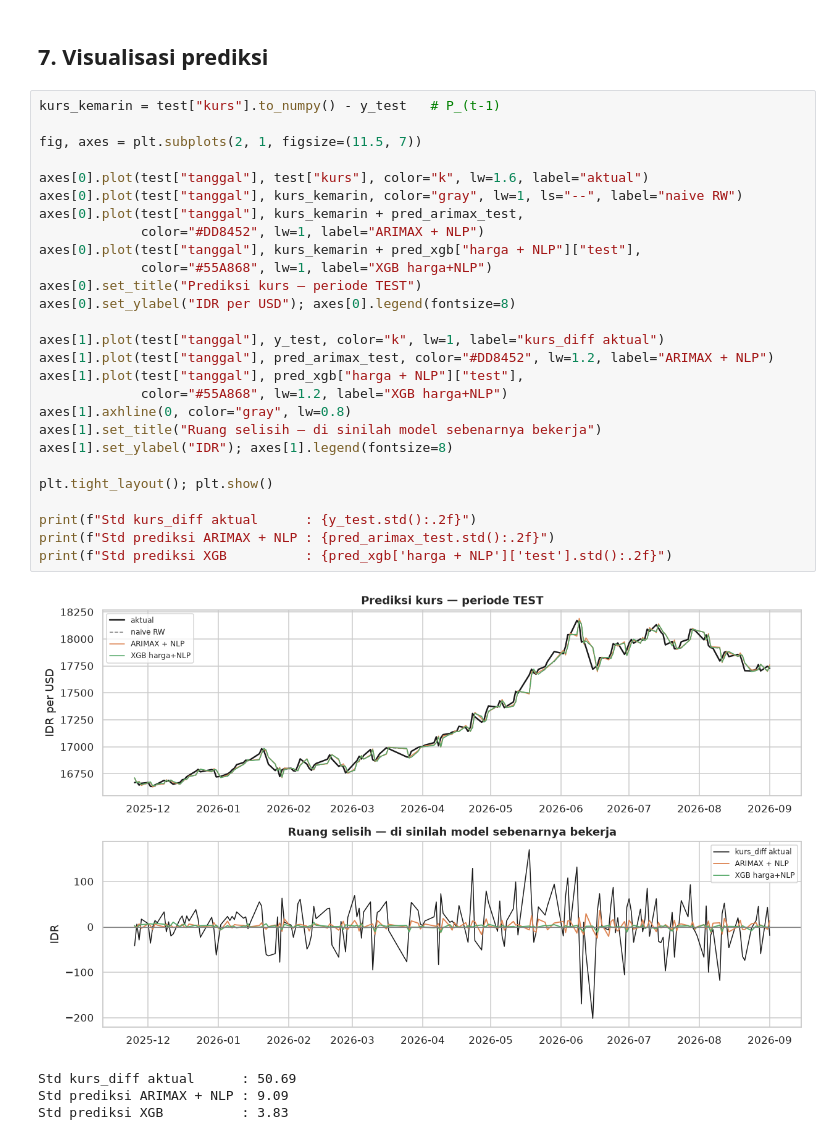
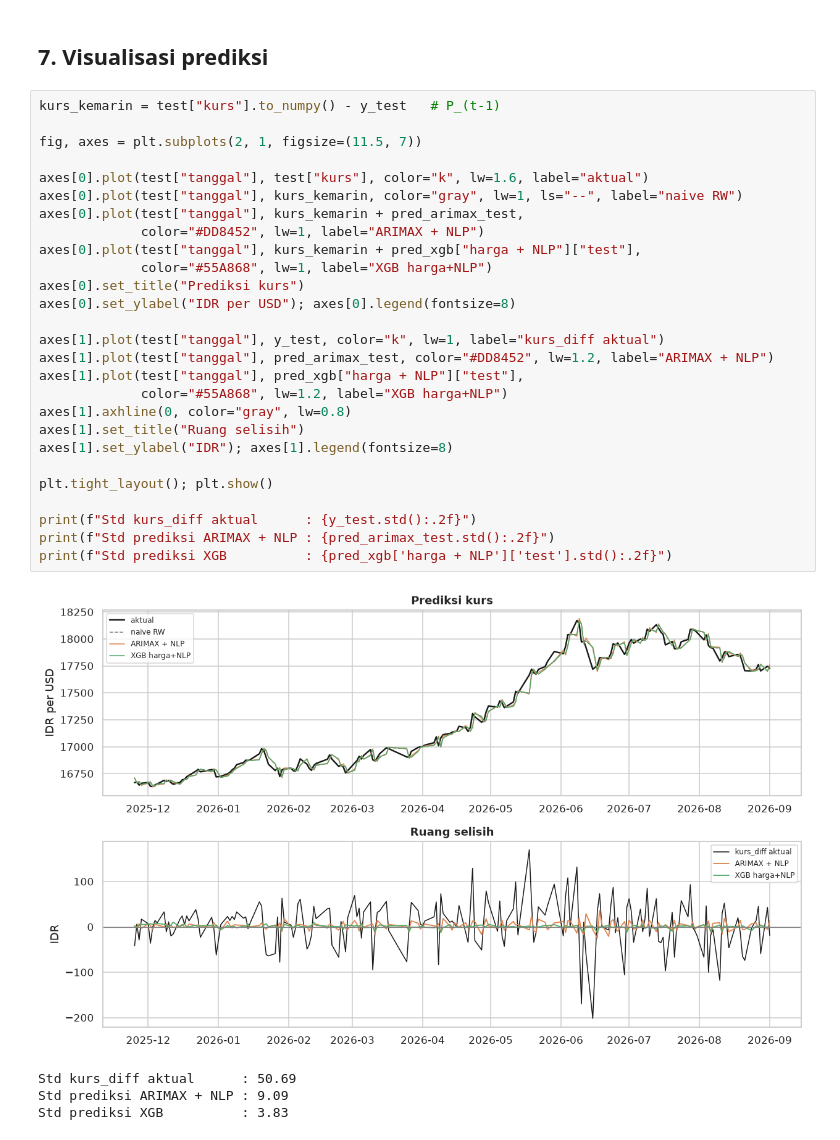
Before and after one commit to feinru/usd_sentiment, a Jupyter notebook: notebook/experiments.ipynb, the cells around one changed output. Saved outputs shown, nothing was run; the diff lists cells and outputs as text.

```diff
--- a/notebook/experiments.ipynb
+++ b/notebook/experiments.ipynb
@@ -336,32 +336,32 @@ harga         0.0333
 # %%
 kurs_kemarin = test["kurs"].to_numpy() - y_test   # P_(t-1)
 
 fig, axes = plt.subplots(2, 1, figsize=(11.5, 7))
 
 axes[0].plot(test["tanggal"], test["kurs"], color="k", lw=1.6, label="aktual")
 axes[0].plot(test["tanggal"], kurs_kemarin, color="gray", lw=1, ls="--", label="naive RW")
 axes[0].plot(test["tanggal"], kurs_kemarin + pred_arimax_test,
              color="#DD8452", lw=1, label="ARIMAX + NLP")
 axes[0].plot(test["tanggal"], kurs_kemarin + pred_xgb["harga + NLP"]["test"],
              color="#55A868", lw=1, label="XGB harga+NLP")
-axes[0].set_title("Prediksi kurs — periode TEST")
+axes[0].set_title("Prediksi kurs")
 axes[0].set_ylabel("IDR per USD"); axes[0].legend(fontsize=8)
 
 axes[1].plot(test["tanggal"], y_test, color="k", lw=1, label="kurs_diff aktual")
 axes[1].plot(test["tanggal"], pred_arimax_test, color="#DD8452", lw=1.2, label="ARIMAX + NLP")
 axes[1].plot(test["tanggal"], pred_xgb["harga + NLP"]["test"],
              color="#55A868", lw=1.2, label="XGB harga+NLP")
 axes[1].axhline(0, color="gray", lw=0.8)
-axes[1].set_title("Ruang selisih — di sinilah model sebenarnya bekerja")
+axes[1].set_title("Ruang selisih")
 axes[1].set_ylabel("IDR"); axes[1].legend(fontsize=8)
 
 plt.tight_layout(); plt.show()
 
 print(f"Std kurs_diff aktual      : {y_test.std():.2f}")
 print(f"Std prediksi ARIMAX + NLP : {pred_arimax_test.std():.2f}")
 print(f"Std prediksi XGB          : {pred_xgb['harga + NLP']['test'].std():.2f}")
 # %% [output]
-[figure, old version]
+[figure, new version]
 Std kurs_diff aktual      : 50.69
 Std prediksi ARIMAX + NLP : 9.09
 Std prediksi XGB          : 3.83
```
Also changed, not shown: 2 other files.
